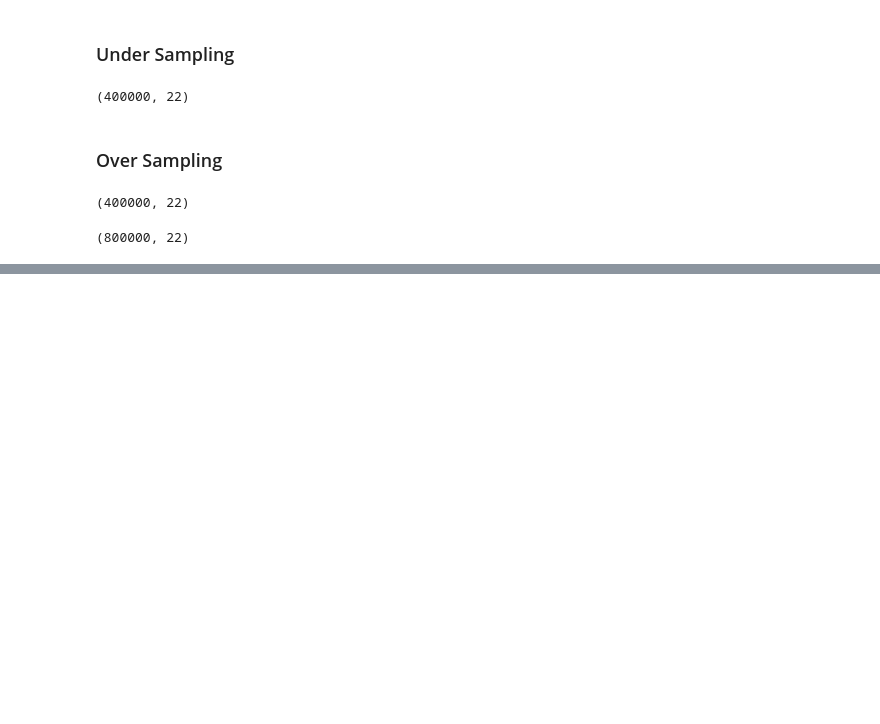
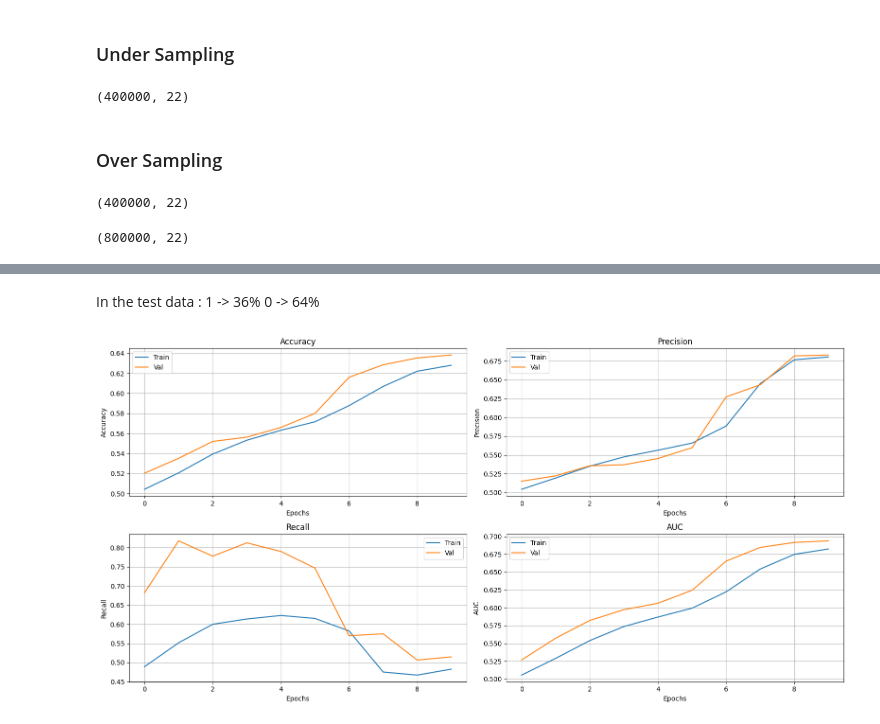
Before and after one commit to rivindu-ashinsa/Lung-Cancer-Prediction, a Jupyter notebook: metamorphs.ipynb, the cells around one changed output, grey strips where cells are left out. Saved outputs shown, nothing was run; the diff lists cells and outputs as text; code cells hidden in the pictures; blank space fills up the shorter version.

```diff
--- a/metamorphs.ipynb
+++ b/metamorphs.ipynb
@@ -23,8 +5,8 @@ import pandas as pd
 # %% [markdown]
 ## Loading the Dataset
 # %%
-df_train = pd.read_csv("/kaggle/input/idealize-2025-datathon-competition/train.csv")
-df_test = pd.read_csv("/kaggle/input/idealize-2025-datathon-competition/test.csv")
+df_train = pd.read_csv("train.csv")
+df_test = pd.read_csv("test.csv")
 # %% [markdown]
 ## Data exploration
 # %%
@@ -731,0 +744,9 @@ weighted avg     0.5035    0.5029    0.4764    160000
+# %%
+X = df_train.drop('survival_status', axis=1)
+y = df_train['survival_status']
+# %%
+X_transformed = data_pipeline.fit_transform(X)
+# %%
+from imblearn.over_sampling import SMOTE
+smote = SMOTE(sampling_strategy="minority")
+X_sm, y_sm = smote.fit_resample(X_transformed, y)
@@ -731,0 +874,4 @@ weighted avg     0.5035    0.5029    0.4764    160000
+# %% [markdown]
+In the test data :
+    1 -> 36%
+    0 -> 64%
@@ -731,0 +887,49 @@ weighted avg     0.5035    0.5029    0.4764    160000
+# %%
+import matplotlib.pyplot as plt
+
+plt.figure(figsize=(16, 8))
+
+# Accuracy
+plt.subplot(2, 2, 1)
+plt.plot(history.history['accuracy'], label='Train')
+plt.plot(history.history['val_accuracy'], label='Val')
+plt.title('Accuracy')
+plt.xlabel('Epochs')
+plt.ylabel('Accuracy')
+plt.legend()
+plt.grid(True)
+
+# Precision
+plt.subplot(2, 2, 2)
+plt.plot(history.history['precision'], label='Train')
+plt.plot(history.history['val_precision'], label='Val')
+plt.title('Precision')
+plt.xlabel('Epochs')
+plt.ylabel('Precision')
+plt.legend()
+plt.grid(True)
+
+# Recall
+plt.subplot(2, 2, 3)
+plt.plot(history.history['recall'], label='Train')
+plt.plot(history.history['val_recall'], label='Val')
+plt.title('Recall')
+plt.xlabel('Epochs')
+plt.ylabel('Recall')
+plt.legend()
+plt.grid(True)
+
+# AUC
+plt.subplot(2, 2, 4)
+plt.plot(history.history['auc'], label='Train')
+plt.plot(history.history['val_auc'], label='Val')
+plt.title('AUC')
+plt.xlabel('Epochs')
+plt.ylabel('AUC')
+plt.legend()
+plt.grid(True)
+
+plt.tight_layout()
+plt.show()
+# %% [output]
+[figure, added]
```
Also changed, not shown: parts of 17 cells of this notebook, 1 other file.
